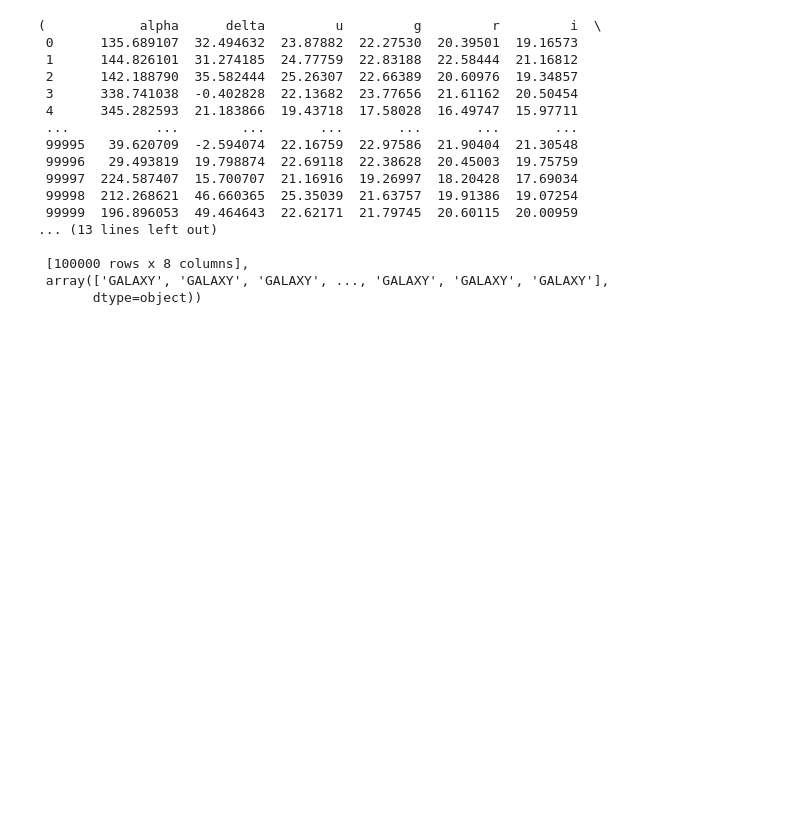
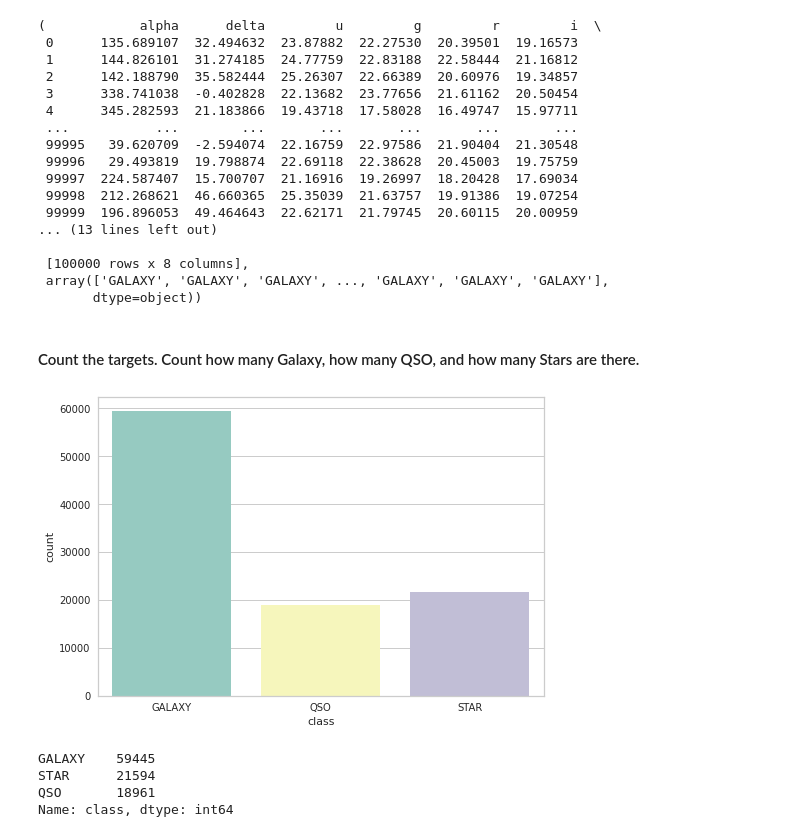
Before and after one commit to hung-p/ml-playground, a Jupyter notebook: stellar-classification/stellar-classification-code.ipynb, the cells around one changed output. Saved outputs shown, nothing was run; the diff lists cells and outputs as text; code cells hidden in the pictures; blank space fills up the shorter version.

Commit message:
count the targets

```diff
--- a/stellar-classification/stellar-classification-code.ipynb
+++ b/stellar-classification/stellar-classification-code.ipynb
@@ -131,3 +131,16 @@ X, Y
  [100000 rows x 8 columns],
  array(['GALAXY', 'GALAXY', 'GALAXY', ..., 'GALAXY', 'GALAXY', 'GALAXY'],
        dtype=object))
+# %% [markdown]
+#### Count the targets. Count how many Galaxy, how many QSO, and how many Stars are there.
+# %%
+ax = sns.countplot(x="class", data=df, palette="Set3")
+sns.set(rc = {'figure.figsize':(15,9)})
+plt.show()
+df["class"].value_counts()
+# %% [output]
+[figure, added]
+GALAXY    59445
+STAR      21594
+QSO       18961
+Name: class, dtype: int64
```
